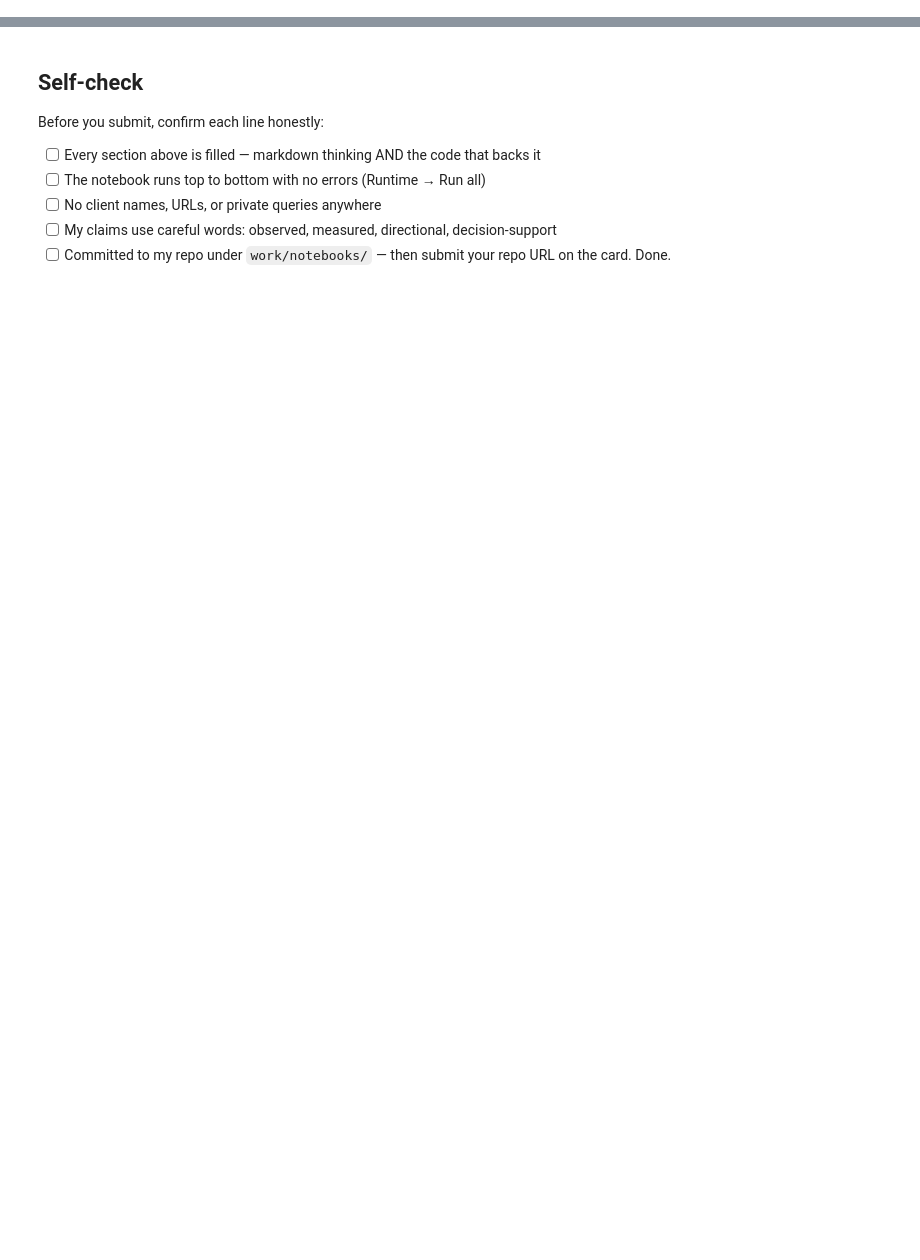
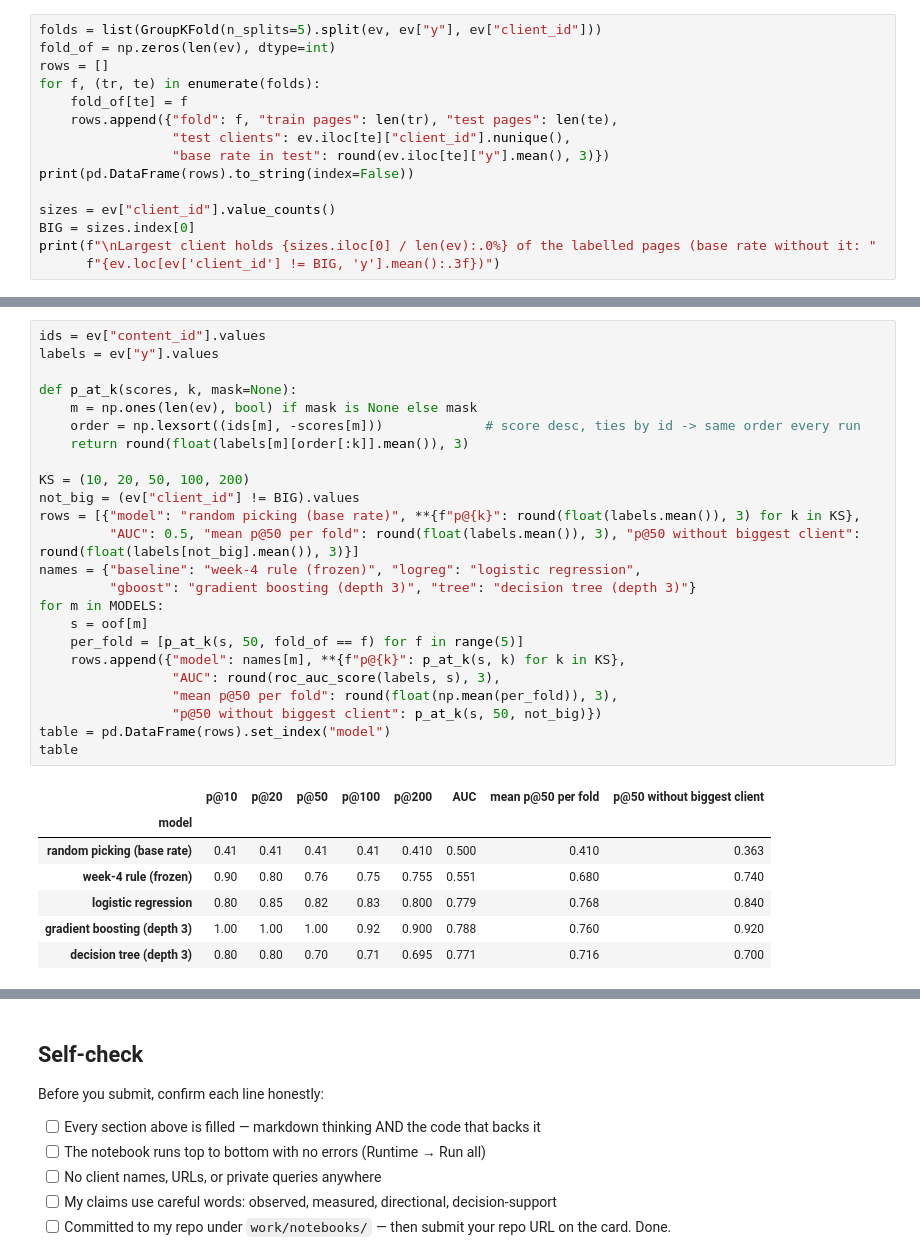
Before and after one commit to m-awaischohan/flyrank-internship-ml, a Jupyter notebook: work/notebooks/w05_model.ipynb, the cells around one changed output, grey strips where cells are left out. Drawn from its saved outputs; the diff is of its cells as text; blank space fills up the shorter version.

```diff
--- a/work/notebooks/w05_model.ipynb
+++ b/work/notebooks/w05_model.ipynb
@@ -36,0 +120,15 @@ This skeleton is yours to fill. Work the sections **in order** — each one has
+# %%
+folds = list(GroupKFold(n_splits=5).split(ev, ev["y"], ev["client_id"]))
+fold_of = np.zeros(len(ev), dtype=int)
+rows = []
+for f, (tr, te) in enumerate(folds):
+    fold_of[te] = f
+    rows.append({"fold": f, "train pages": len(tr), "test pages": len(te),
+                 "test clients": ev.iloc[te]["client_id"].nunique(),
+                 "base rate in test": round(ev.iloc[te]["y"].mean(), 3)})
+print(pd.DataFrame(rows).to_string(index=False))
+
+sizes = ev["client_id"].value_counts()
+BIG = sizes.index[0]
+print(f"\nLargest client holds {sizes.iloc[0] / len(ev):.0%} of the labelled pages (base rate without it: "
+      f"{ev.loc[ev['client_id'] != BIG, 'y'].mean():.3f})")
@@ -36,0 +187,32 @@ This skeleton is yours to fill. Work the sections **in order** — each one has
+# %%
+ids = ev["content_id"].values
+labels = ev["y"].values
+
+def p_at_k(scores, k, mask=None):
+    m = np.ones(len(ev), bool) if mask is None else mask
+    order = np.lexsort((ids[m], -scores[m]))             # score desc, ties by id -> same order every run
+    return round(float(labels[m][order[:k]].mean()), 3)
+
+KS = (10, 20, 50, 100, 200)
+not_big = (ev["client_id"] != BIG).values
+rows = [{"model": "random picking (base rate)", **{f"p@{k}": round(float(labels.mean()), 3) for k in KS},
+         "AUC": 0.5, "mean p@50 per fold": round(float(labels.mean()), 3), "p@50 without biggest client": round(float(labels[not_big].mean()), 3)}]
+names = {"baseline": "week-4 rule (frozen)", "logreg": "logistic regression",
+         "gboost": "gradient boosting (depth 3)", "tree": "decision tree (depth 3)"}
+for m in MODELS:
+    s = oof[m]
+    per_fold = [p_at_k(s, 50, fold_of == f) for f in range(5)]
+    rows.append({"model": names[m], **{f"p@{k}": p_at_k(s, k) for k in KS},
+                 "AUC": round(roc_auc_score(labels, s), 3),
+                 "mean p@50 per fold": round(float(np.mean(per_fold)), 3),
+                 "p@50 without biggest client": p_at_k(s, 50, not_big)})
+table = pd.DataFrame(rows).set_index("model")
+table
+# %% [output]
+|  | p@10 | p@20 | p@50 | p@100 | p@200 | AUC | mean p@50 per fold | p@50 without biggest client |
+| model |  |  |  |  |  |  |  |  |
+| random picking (base rate) | 0.41 | 0.41 | 0.41 | 0.41 | 0.410 | 0.500 | 0.410 | 0.363 |
+| week-4 rule (frozen) | 0.90 | 0.80 | 0.76 | 0.75 | 0.755 | 0.551 | 0.680 | 0.740 |
+| logistic regression | 0.80 | 0.85 | 0.82 | 0.83 | 0.800 | 0.779 | 0.768 | 0.840 |
+| gradient boosting (depth 3) | 1.00 | 1.00 | 1.00 | 0.92 | 0.900 | 0.788 | 0.760 | 0.920 |
+| decision tree (depth 3) | 0.80 | 0.80 | 0.70 | 0.71 | 0.695 | 0.771 | 0.716 | 0.700 |
```
Also changed, not shown: parts of 21 cells of this notebook.
